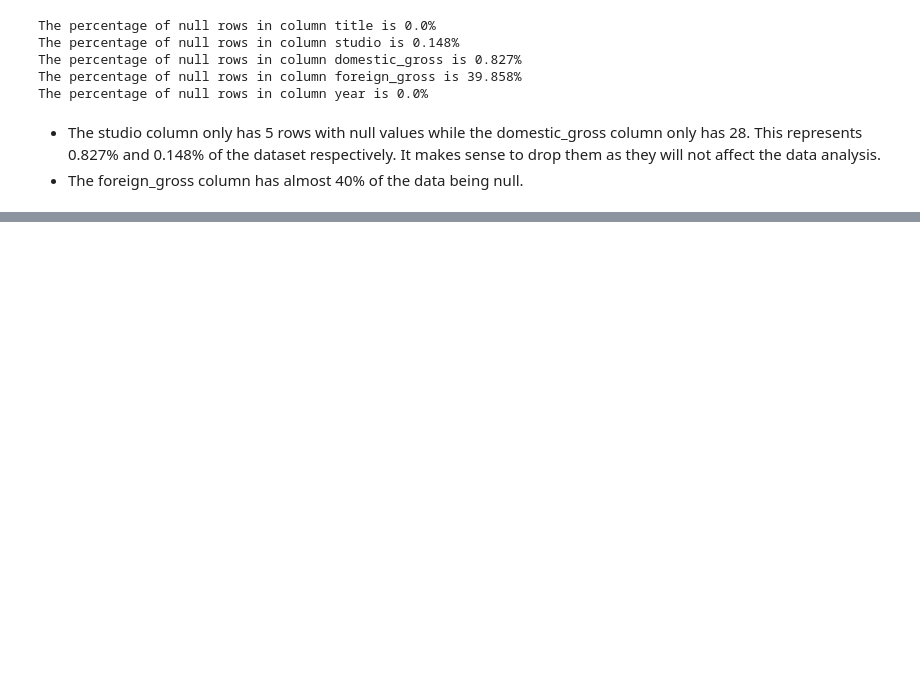
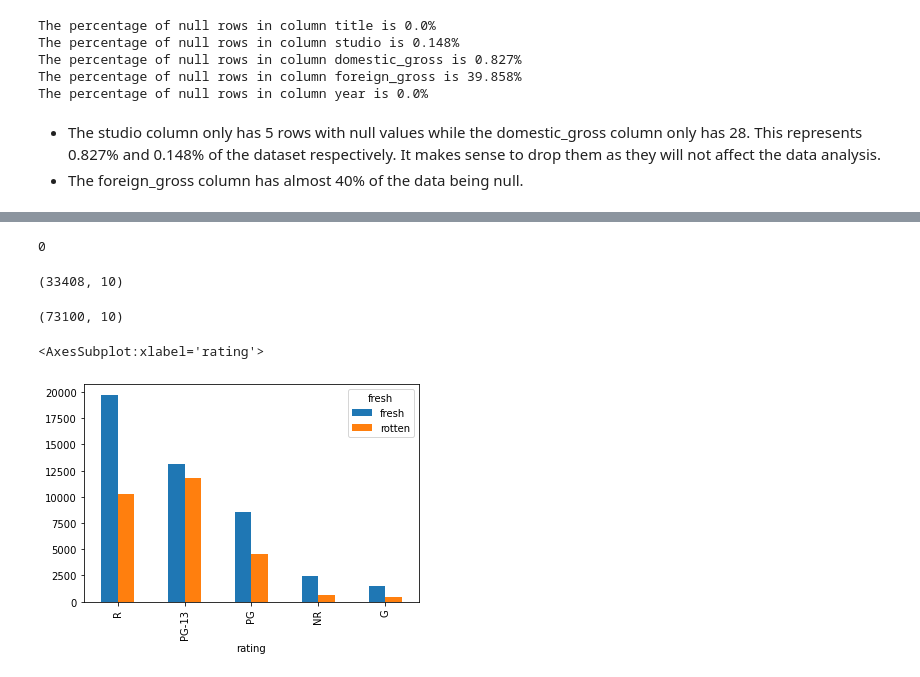
Before and after one commit to ngili/Exploratory-Analysis-of-Movies, a Jupyter notebook: student.ipynb, the cells around one changed output, grey strips where cells are left out. Cells and saved outputs as stored; diff of their text form; code cells hidden in the pictures; blank space fills up the shorter version.

Commit message:
Grouped data by genres

```diff
--- a/student.ipynb
+++ b/student.ipynb
@@ -229,0 +417,3 @@ bom_movies.foreign_gross = bom_movies.foreign_gross.astype(float)
+# %%
+#dropping rows with null values
+rt_reviews.dropna(inplace = True)
@@ -229,0 +437,24 @@ bom_movies.foreign_gross = bom_movies.foreign_gross.astype(float)
+# %%
+rt_reviews.drop('rating', inplace = True, axis = 1)
+# %%
+#checking for duplicates
+rt_reviews.duplicated().sum()
+# %% [output]
+0
+# %%
+rt_merged = rt_reviews.merge(rt_movies, how = 'inner',on = 'id')
+# %%
+rt_merged.shape
+# %% [output]
+(33408, 10)
+# %%
+genres.shape
+# %% [output]
+(73100, 10)
+# %%
+genres = rt_merged.assign(genre=rt_merged.genre.str.split('|')).explode('genre')
+# %%
+genres.groupby(['rating','fresh']).count()['id'].unstack().sort_values(['fresh','rotten'],ascending=False).plot(kind='bar')
+# %% [output]
+<AxesSubplot:xlabel='rating'>
+[figure, added]
```
Also changed, not shown: parts of 38 cells of this notebook, 1 other file.
